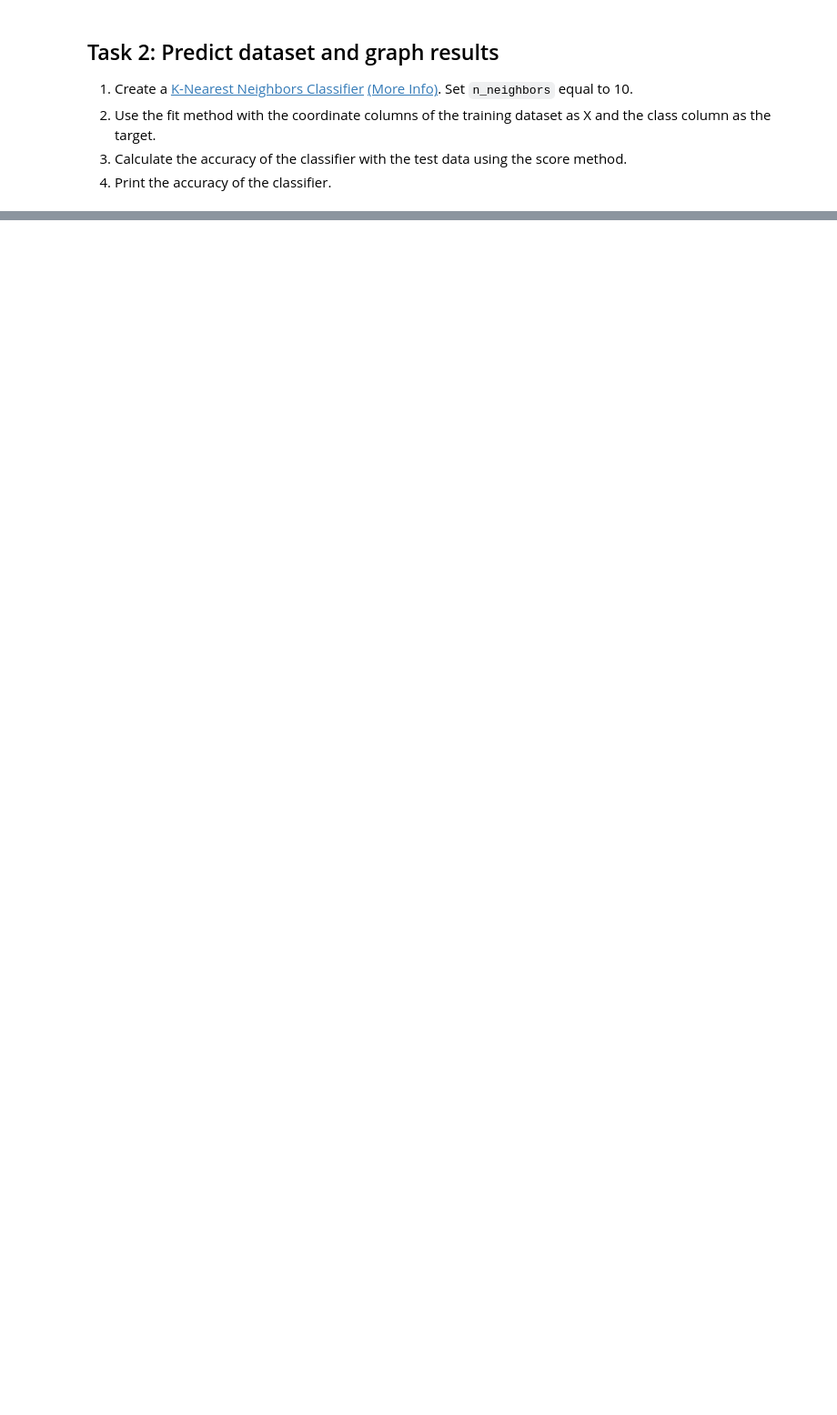
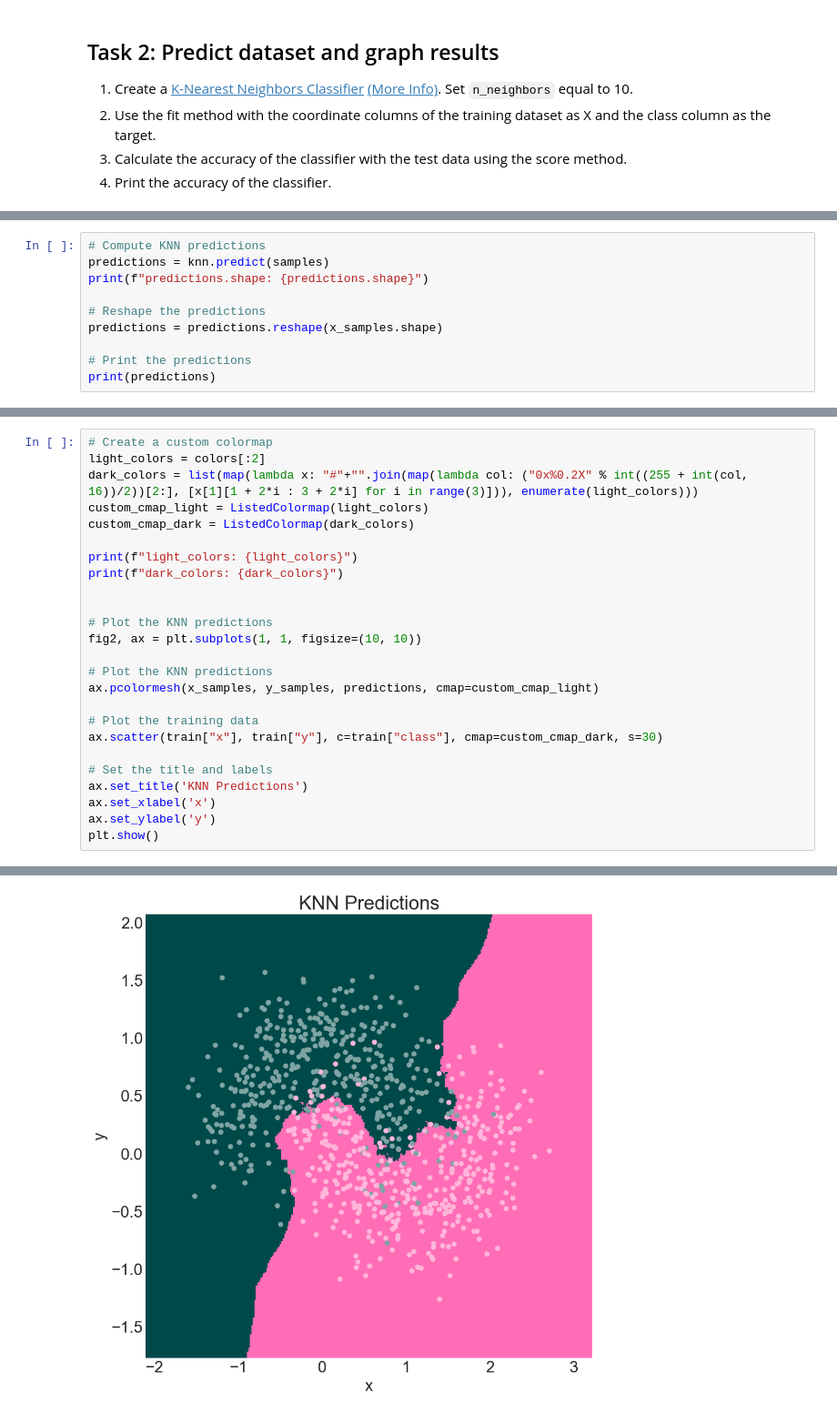
Before and after one commit to schiffinor/dataVisualization, a Jupyter notebook: Project6/Lab06a/Lab06a.ipynb, the cells around one changed output, grey strips where cells are left out. Shown: that part at 91% size. Saved outputs shown, nothing was run; the diff lists cells and outputs as text; blank space fills up the shorter version.

```diff
--- a/Project6/Lab06a/Lab06a.ipynb
+++ b/Project6/Lab06a/Lab06a.ipynb
@@ -79,0 +166,10 @@ In 1 plot, graph your results. The goal is to color every portion of the `x`-`y`
+# %%
+# Compute KNN predictions
+predictions = knn.predict(samples)
+print(f"predictions.shape: {predictions.shape}")
+
+# Reshape the predictions
+predictions = predictions.reshape(x_samples.shape)
+
+# Print the predictions
+print(predictions)
@@ -79,0 +198,26 @@ In 1 plot, graph your results. The goal is to color every portion of the `x`-`y`
+# %%
+# Create a custom colormap
+light_colors = colors[:2]
+dark_colors = list(map(lambda x: "#"+"".join(map(lambda col: ("0x%0.2X" % int((255 + int(col, 16))/2))[2:], [x[1][1 + 2*i : 3 + 2*i] for i in range(3)])), enumerate(light_colors)))
+custom_cmap_light = ListedColormap(light_colors)
+custom_cmap_dark = ListedColormap(dark_colors)
+
+print(f"light_colors: {light_colors}")
+print(f"dark_colors: {dark_colors}")
+
+
+# Plot the KNN predictions
+fig2, ax = plt.subplots(1, 1, figsize=(10, 10))
+
+# Plot the KNN predictions
+ax.pcolormesh(x_samples, y_samples, predictions, cmap=custom_cmap_light)
+
+# Plot the training data
+ax.scatter(train["x"], train["y"], c=train["class"], cmap=custom_cmap_dark, s=30)
+
+# Set the title and labels
+ax.set_title('KNN Predictions')
+ax.set_xlabel('x')
+ax.set_ylabel('y')
+plt.show()
+# %% [output]
@@ -79,0 +226 @@ In 1 plot, graph your results. The goal is to color every portion of the `x`-`y`
+[figure, added]
```
Also changed, not shown: parts of 12 cells of this notebook, 25 other files.
